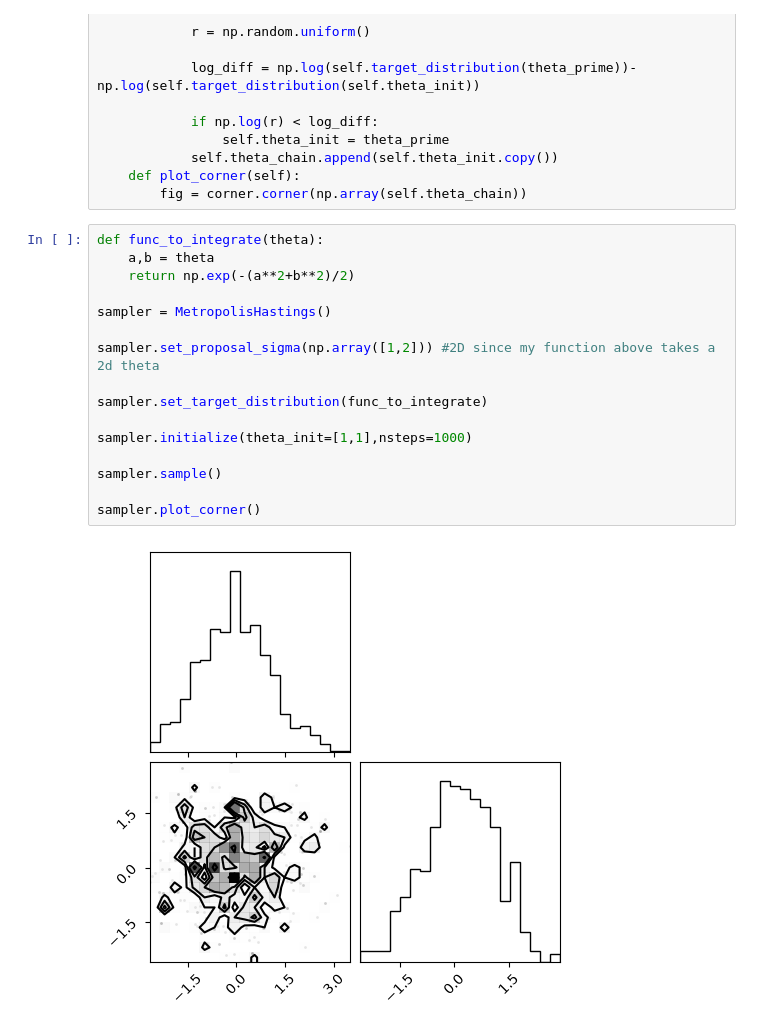
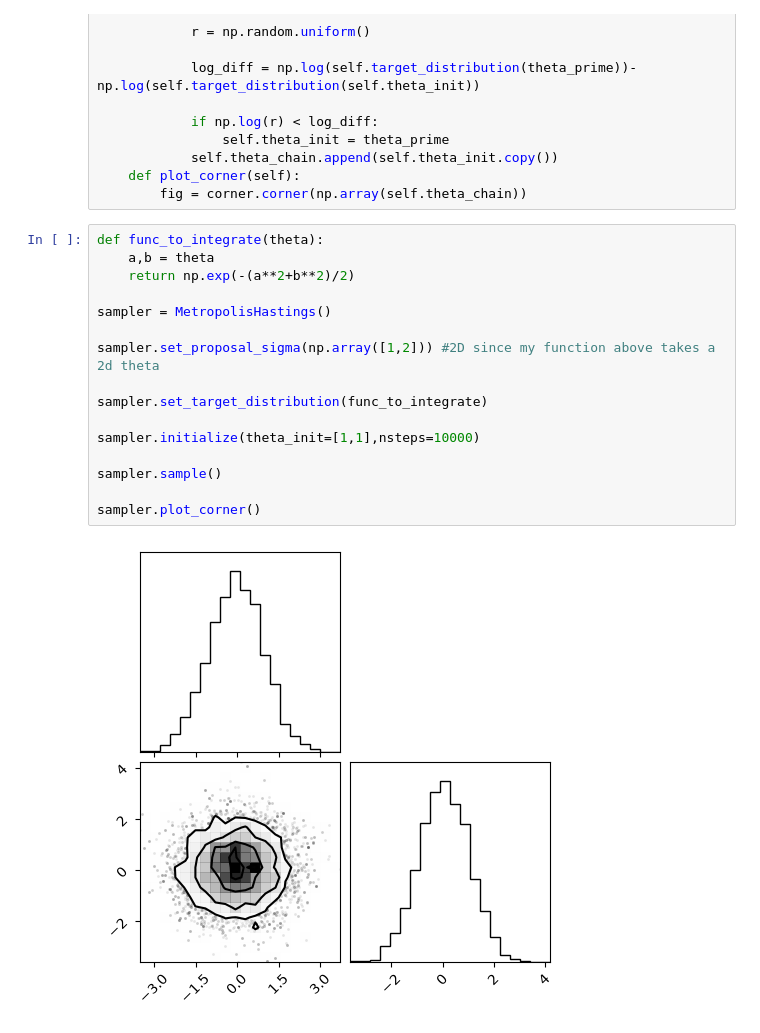
Before and after one commit to NickGunder/Python4Astronomers, a Jupyter notebook: MetropolisHastingsSampler.ipynb, the cells around one changed output. Cells and saved outputs as stored; diff of their text form.

```diff
--- a/MetropolisHastingsSampler.ipynb
+++ b/MetropolisHastingsSampler.ipynb
@@ -183,18 +183,18 @@ class MetropolisHastings():
 # %%
 def func_to_integrate(theta):
     a,b = theta
     return np.exp(-(a**2+b**2)/2)
 
 sampler = MetropolisHastings()
 
 sampler.set_proposal_sigma(np.array([1,2])) #2D since my function above takes a 2d theta
 
 sampler.set_target_distribution(func_to_integrate)
 
-sampler.initialize(theta_init=[1,1],nsteps=1000)
+sampler.initialize(theta_init=[1,1],nsteps=10000)
 
 sampler.sample()
 
 sampler.plot_corner()
 # %% [output]
-[figure, old version]
+[figure, new version]
```
